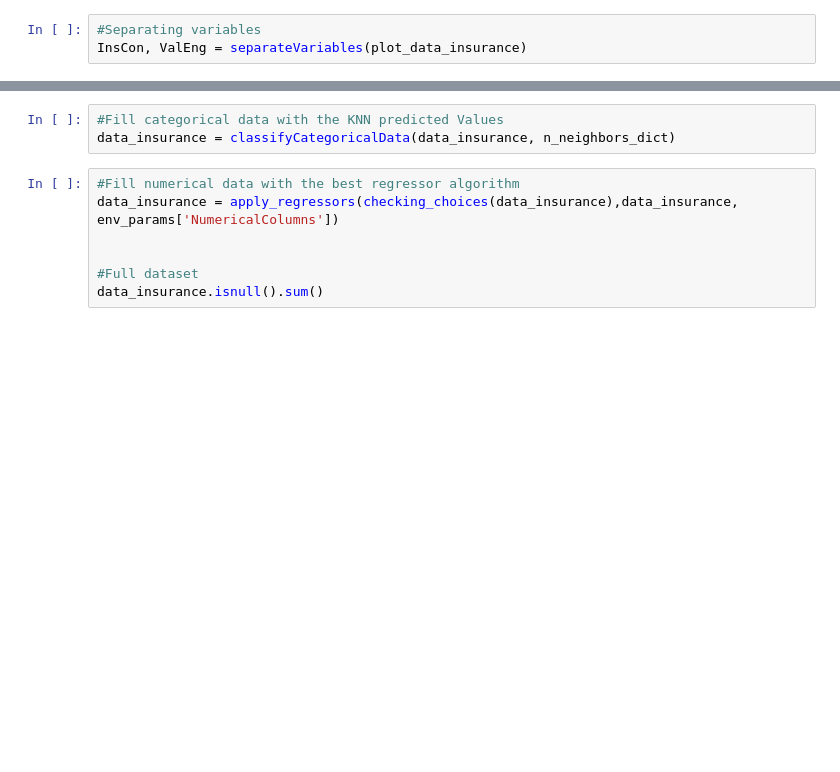
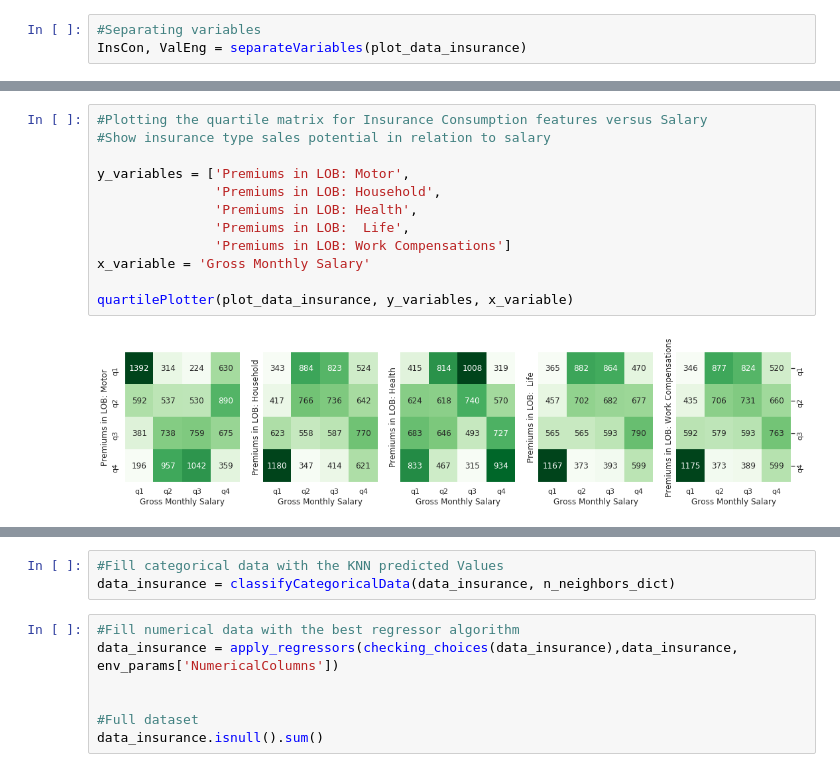
Before and after one commit to apanchot/data_mining, a Jupyter notebook: Data_Mining_Project.ipynb, the cells around one changed output, grey strips where cells are left out. Cells and saved outputs as stored; diff of their text form; blank space fills up the shorter version.

```diff
--- a/Data_Mining_Project.ipynb
+++ b/Data_Mining_Project.ipynb
@@ -427,0 +492,14 @@ plotCorrelation(ValEng)
+# %%
+#Plotting the quartile matrix for Insurance Consumption features versus Salary
+#Show insurance type sales potential in relation to salary
+
+y_variables = ['Premiums in LOB: Motor',
+               'Premiums in LOB: Household',
+               'Premiums in LOB: Health',
+               'Premiums in LOB:  Life',
+               'Premiums in LOB: Work Compensations']
+x_variable = 'Gross Monthly Salary'
+
+quartilePlotter(plot_data_insurance, y_variables, x_variable)
+# %% [output]
+[figure, added]
```
Also changed, not shown: parts of 13 cells of this notebook.
